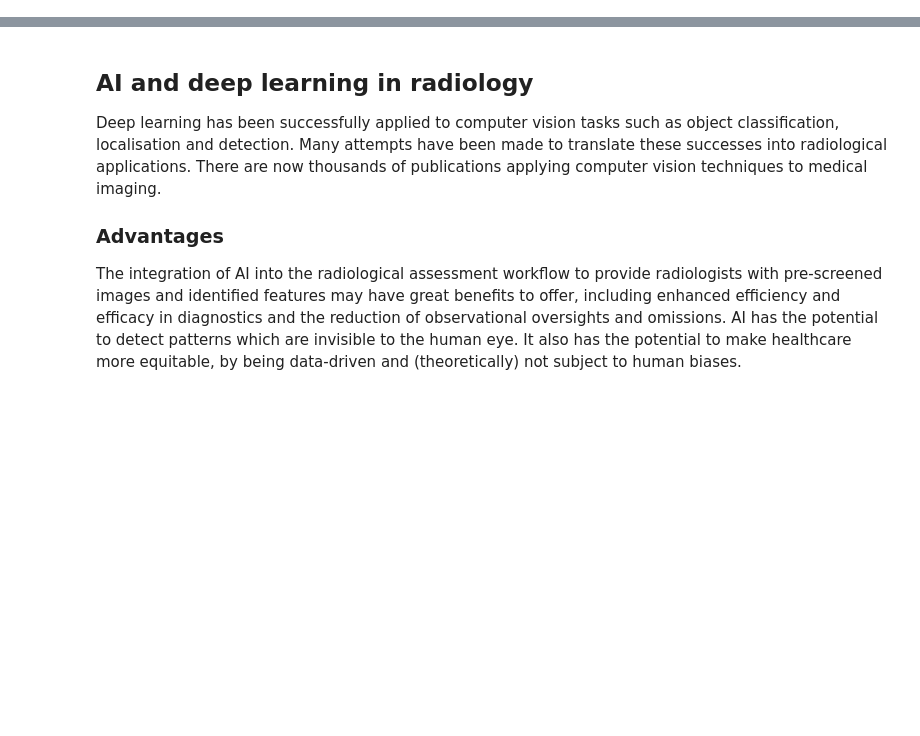
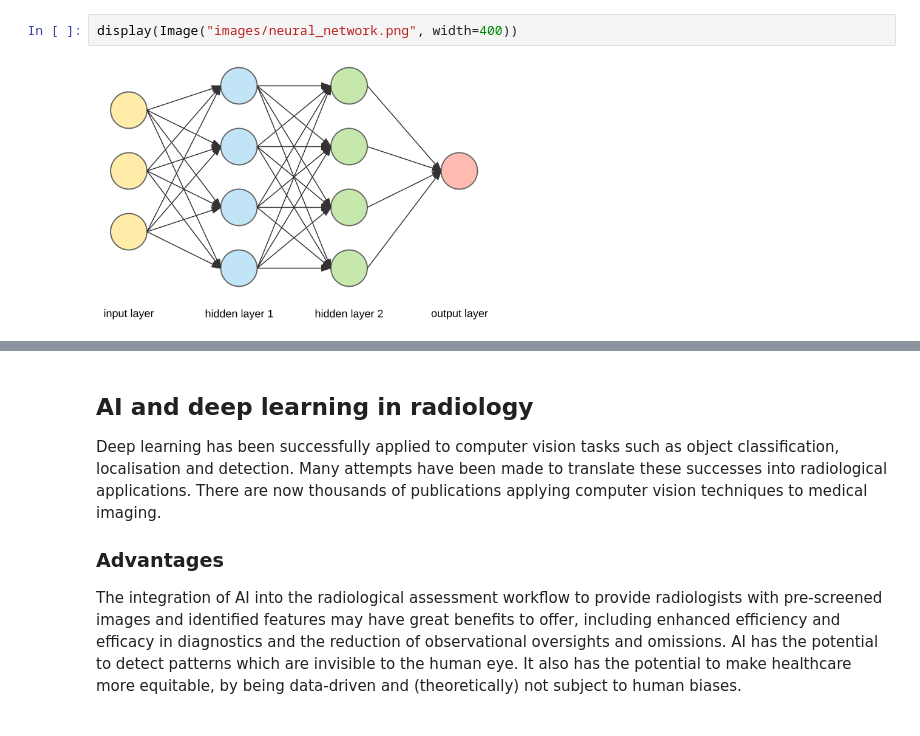
Before and after one commit to plymouth-neuroimaging/research-academy, a Jupyter notebook: 03_Keras/neural_networks.ipynb, the cells around one changed output, grey strips where cells are left out. Cells and saved outputs as stored; diff of their text form; blank space fills up the shorter version.

Commit message:
Fix image rendering in GitHub

```diff
--- a/03_Keras/neural_networks.ipynb
+++ b/03_Keras/neural_networks.ipynb
@@ -34,0 +22,4 @@ A convolutional neural network (CNN) is a specific type of neural network that i
+# %%
+display(Image("images/neural_network.png", width=400))
+# %% [output]
+[figure, added]
```
Also changed, not shown: parts of 5 cells of this notebook.
